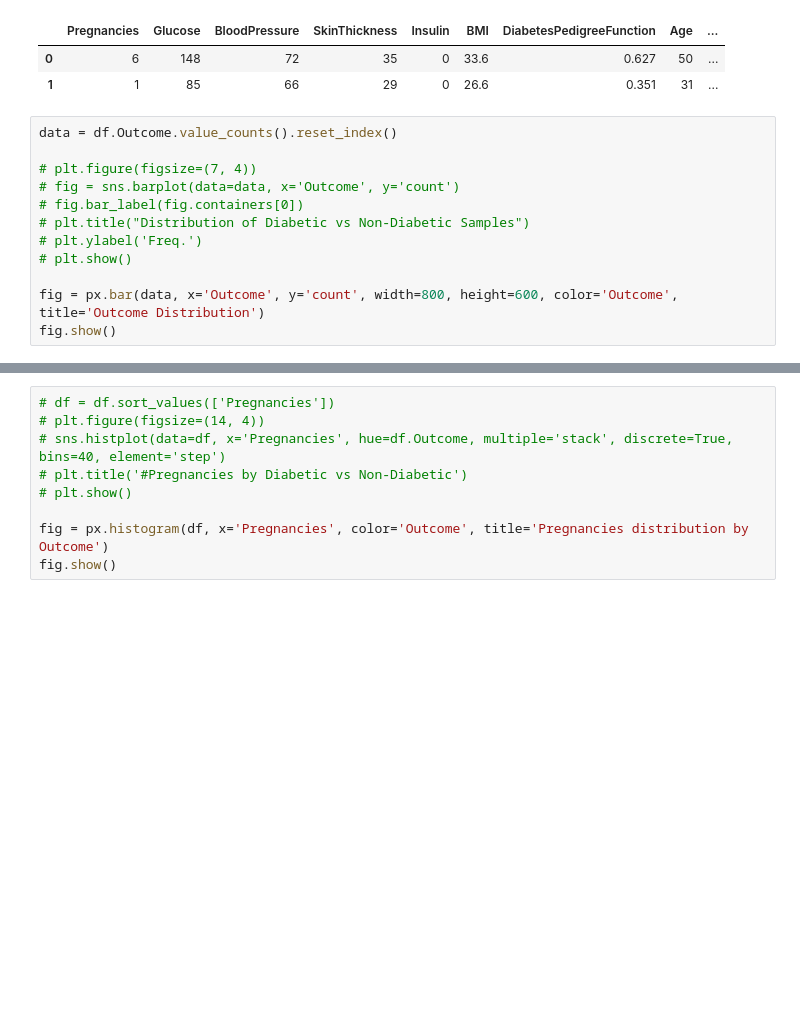
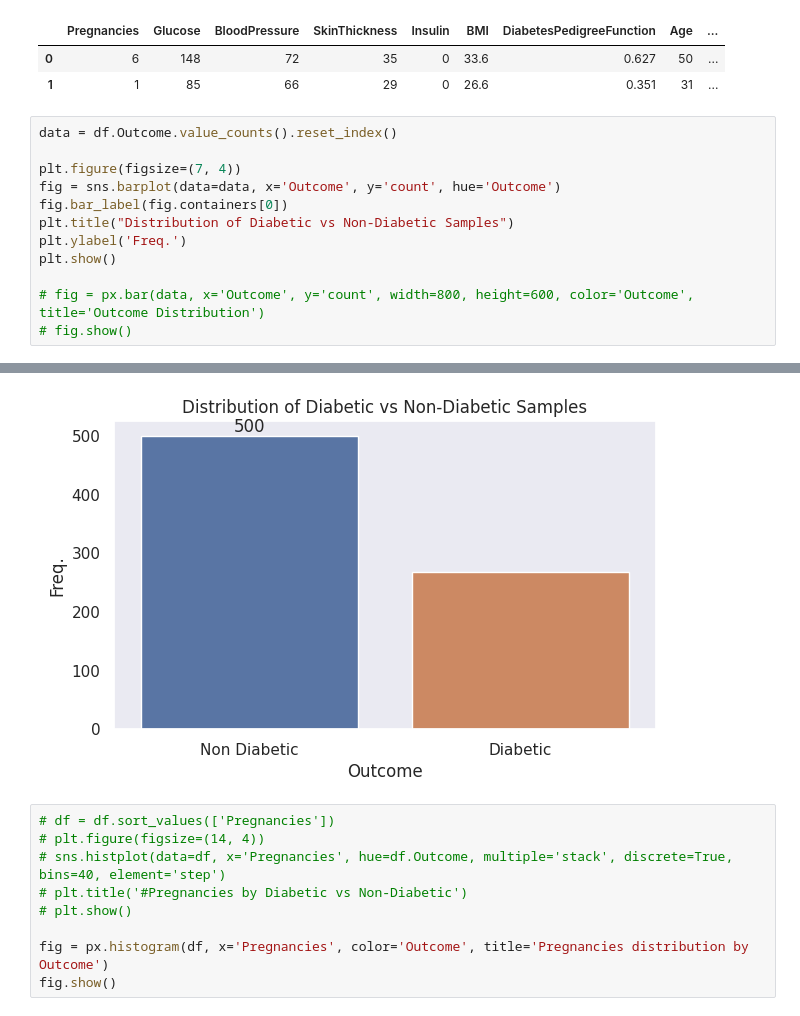
Before and after one commit to rohitr4307/PMI-Diabetic-Classifier, a Jupyter notebook: pima-diabetic-prdiction-eda.ipynb, the cells around one changed output, grey strips where cells are left out. Drawn from its saved outputs; the diff is of its cells as text; blank space fills up the shorter version.

```diff
--- a/pima-diabetic-prdiction-eda.ipynb
+++ b/pima-diabetic-prdiction-eda.ipynb
@@ -89,13 +89,13 @@ df.head(2)
 # %%
 data = df.Outcome.value_counts().reset_index()
 
-# plt.figure(figsize=(7, 4))
-# fig = sns.barplot(data=data, x='Outcome', y='count')
-# fig.bar_label(fig.containers[0])
-# plt.title("Distribution of Diabetic vs Non-Diabetic Samples")
-# plt.ylabel('Freq.')
-# plt.show()
+plt.figure(figsize=(7, 4))
+fig = sns.barplot(data=data, x='Outcome', y='count', hue='Outcome')
+fig.bar_label(fig.containers[0])
+plt.title("Distribution of Diabetic vs Non-Diabetic Samples")
+plt.ylabel('Freq.')
+plt.show()
 
-fig = px.bar(data, x='Outcome', y='count', width=800, height=600, color='Outcome', title='Outcome Distribution')
-fig.show()
+# fig = px.bar(data, x='Outcome', y='count', width=800, height=600, color='Outcome', title='Outcome Distribution')
+# fig.show()
 # %% [output]
@@ -103,3 +102,4 @@ fig.show()
+[figure, added]
 # %%
 # df = df.sort_values(['Pregnancies'])
 # plt.figure(figsize=(14, 4))
```
Also changed, not shown: parts of 2 cells of this notebook.
